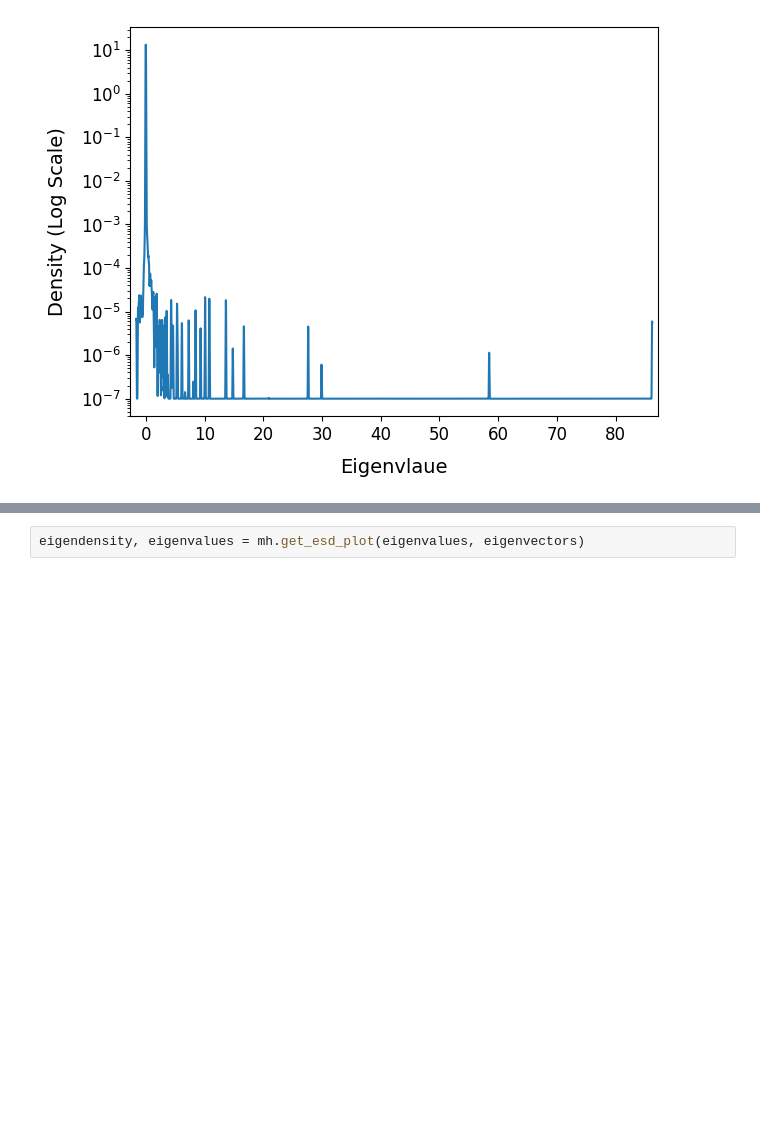
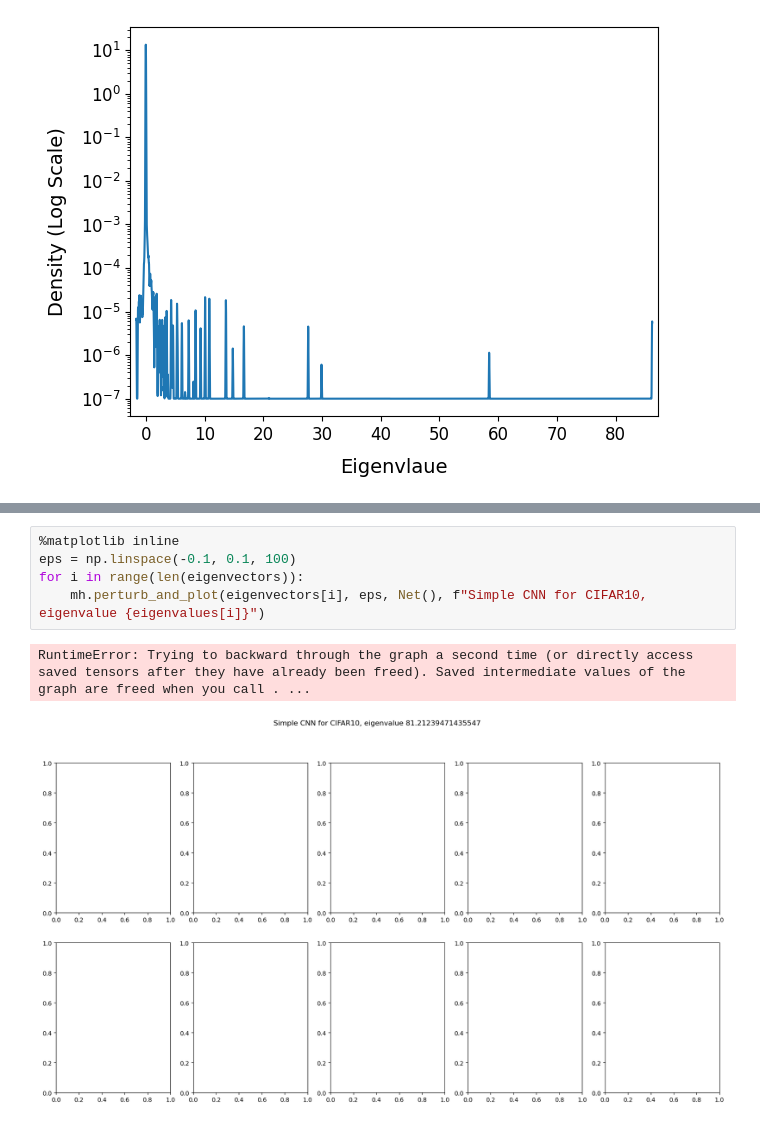
Before and after one commit to Aarsh-Wankar/DeepHessian, a Jupyter notebook: hessian_cnns.ipynb, the cells around one changed output, grey strips where cells are left out. Cells and saved outputs as stored; diff of their text form; blank space fills up the shorter version.

```diff
--- a/hessian_cnns.ipynb
+++ b/hessian_cnns.ipynb
@@ -276,2 +276,8 @@ get_esd_plot(*mh.hessian_comp.density())
-# %%
-eigendensity, eigenvalues = mh.get_esd_plot(eigenvalues, eigenvectors)
+# %%
+%matplotlib inline
+eps = np.linspace(-0.1, 0.1, 100)
+for i in range(len(eigenvectors)):
+    mh.perturb_and_plot(eigenvectors[i], eps, Net(), f"Simple CNN for CIFAR10, eigenvalue {eigenvalues[i]}")
+# %% [output]
+RuntimeError: Trying to backward through the graph a second time (or directly access saved tensors after they have already been freed). Saved intermediate values of the graph are freed when you call . ...
+[figure, added]
```
Also changed, not shown: parts of 4 cells of this notebook, 3 other files.
